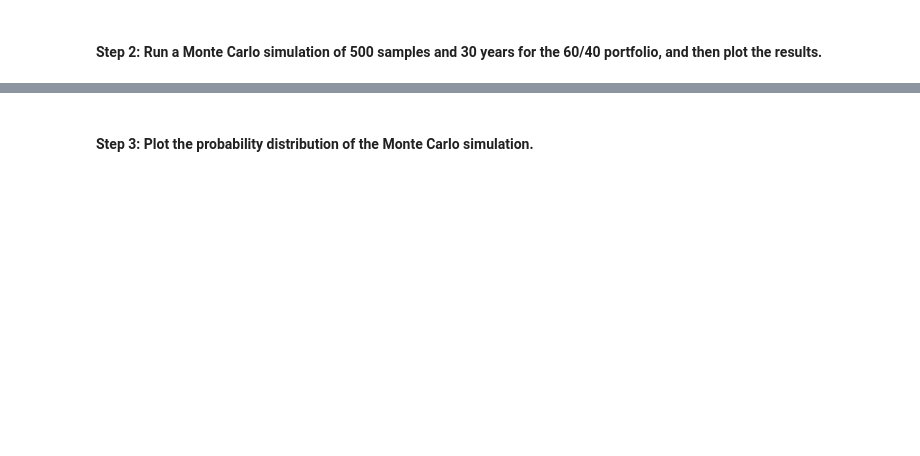
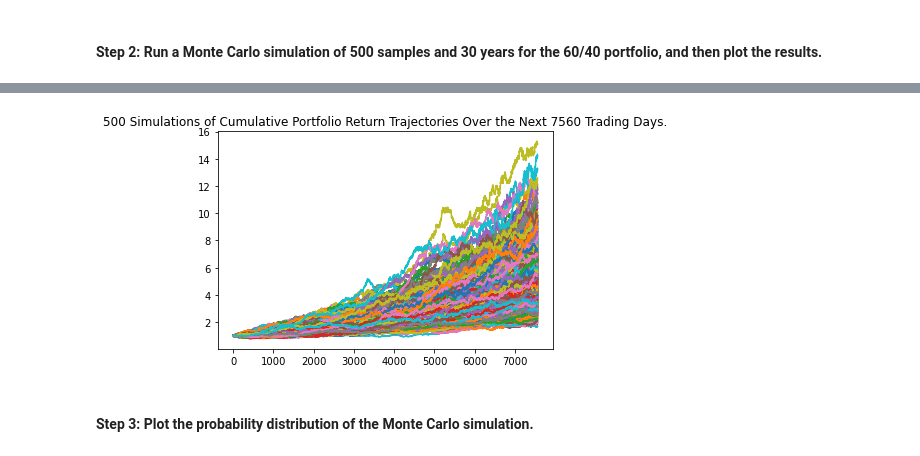
Before and after one commit to ScientiaCapital/Financial-Planning-Tools, a Jupyter notebook: financial_planning_tools.ipynb, the cells around one changed output, grey strips where cells are left out. Saved outputs shown, nothing was run; the diff lists cells and outputs as text; code cells hidden in the pictures; blank space fills up the shorter version.

```diff
--- a/financial_planning_tools.ipynb
+++ b/financial_planning_tools.ipynb
@@ -155,16 +214,17 @@ agg_shares = 200
 # %%
 # Set the tickers for both the bond and stock portion of the portfolio
 # YOUR CODE HERE
+tickers = ["SPY", "AGG"]
 
 # Set timeframe to 1D
-# YOUR CODE HERE
+timeframe = "1D"
 
 # Format current date as ISO format
 # Set both the start and end date at the date of your prior weekday
 # This will give you the closing price of the previous trading day
 # Alternatively you can use a start and end date of 2020-08-07
-# YOUR CODE HERE
-# YOUR CODE HERE
+start_date = pd.Timestamp("2021-01-26", tz="America/New_York").isoformat()
+end_date = pd.Timestamp("2021-01-26", tz="America/New_York").isoformat()
 # %% [markdown]
 #### Step 4: Get the current closing prices for `SPY` and `AGG` by using the Alpaca `get_barset` function. Format the response as a Pandas DataFrame by including the `df` property at the end of the `get_barset` function.
 # %%
@@ -325,16 +437,24 @@ In this section, you’ll use the MCForecastTools library to create a Monte Carl
 # %%
 # Set start and end dates of 10 years back from your current date
 # Alternatively, you can use an end date of 2020-08-07 and work 10 years back from that date
-# YOUR CODE HERE
-# YOUR CODE HERE
+start_date = pd.Timestamp("2011-01-26", tz="America/New_York").isoformat()
+end_date = pd.Timestamp("2021-01-26", tz="America/New_York").isoformat()
+
+# today_date = str(datetime.datetime.now()).split()[0]
+# one_year_ago = str(datetime.datetime.now() - datetime.timedelta(days=1*365)).split()[0]
+# three_year_ago = str(datetime.datetime.now() - datetime.timedelta(days=3*365)).split()[0]
 # %%
 # Use the Alpaca get_barset function to make the API call to get the 10 years worth of pricing data
 # The tickers and timeframe parameters should have been set in Part 1 of this activity
 # The start and end dates should be updated with the information set above
 # Remember to add the df property to the end of the call so the response is returned as a DataFrame
-# YOUR CODE HERE
-
+prices_df = alpaca.get_barset(
+    tickers,
+    timeframe,
+    start=start_date,
+    end=end_date
+).df
 
 # Display both the first and last five rows of the DataFrame
-# YOUR CODE HERE
-# YOUR CODE HERE
+display(prices_df.head())
+prices_df.tail()
@@ -344,7 +481,12 @@ In this section, you’ll use the MCForecastTools library to create a Monte Carl
 # Configure the Monte Carlo simulation to forecast 30 years cumulative returns
 # The weights should be split 40% to AGG and 60% to SPY.
 # Run 500 samples.
-# YOUR CODE HERE
+MC_trad_weight = MCSimulation(
+    portfolio_data = prices_df,
+    weights = [.60,.40],
+    num_simulation = 500,
+    num_trading_days = 252*30
+)
 
 # Review the simulation input data
-# YOUR CODE HERE
+MC_trad_weight.portfolio_data.head()
@@ -354,7 +536,11 @@ In this section, you’ll use the MCForecastTools library to create a Monte Carl
 # %%
-# Visualize the 30-year Monte Carlo simulation by creating an
-# overlay line plot
-# YOUR CODE HERE
+# Visualize the 30-year Monte Carlo simulation by creating an overlay line plot
+trad_weight_line_plot = MC_trad_weight.plot_simulation()
+
+# Save the plot for future use
+trad_weight_line_plot.get_figure().savefig("MC_trad_weight_line_plot.png", bbox_inches="tight")
+# %% [output]
+[figure, added]
 # %% [markdown]
 #### Step 3: Plot the probability distribution of the Monte Carlo simulation.
 # %%
```
Also changed, not shown: parts of 38 cells of this notebook, 6 other files.
